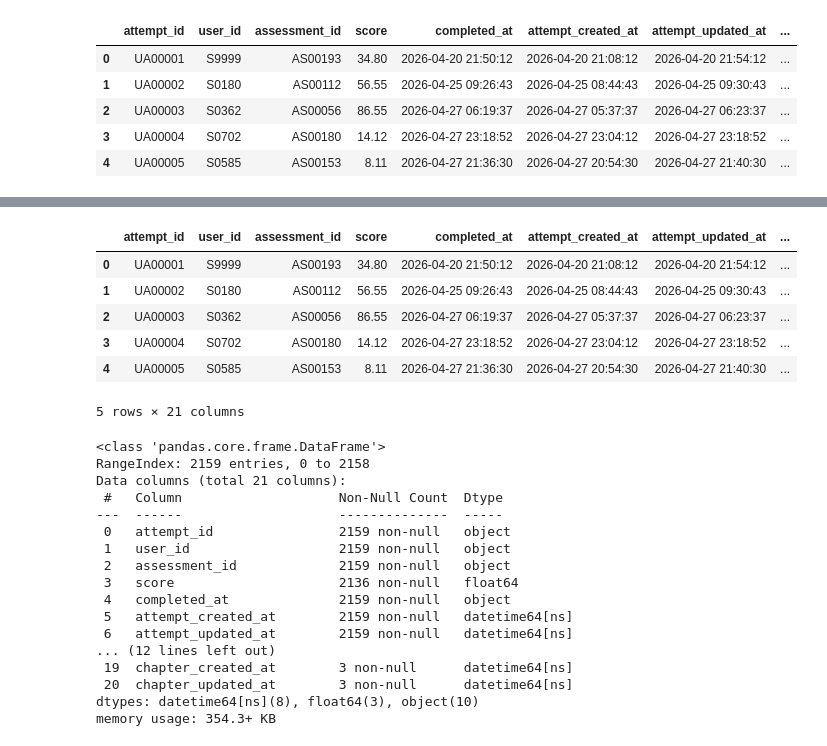
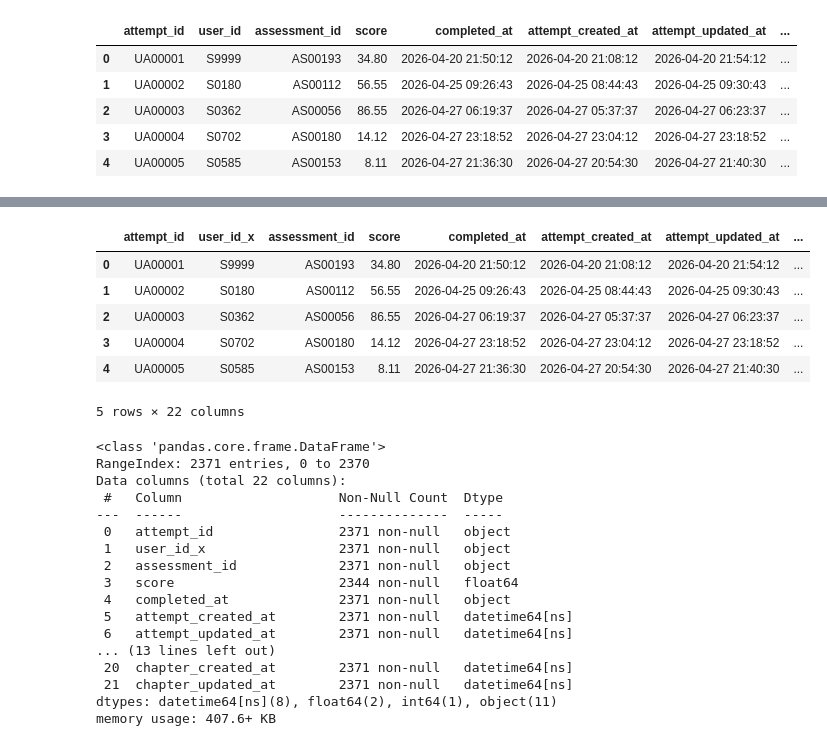
Before and after one commit to Farhan-Nawwafal/amati-app, a Jupyter notebook: data-science/notebooks/exploratory_data_analysis.ipynb, the cells around one changed output, grey strips where cells are left out. Drawn from its saved outputs; the diff is of its cells as text; code cells hidden in the pictures.

```diff
--- a/data-science/notebooks/exploratory_data_analysis.ipynb
+++ b/data-science/notebooks/exploratory_data_analysis.ipynb
@@ -1770,39 +1811,39 @@ chapters_taken_join_df.head()
 # %%
 # Merge dataframe untuk menjawab pertanyaan 1
 answer_q1_df = pd.merge(
     left=attempts_assessments_join_df,
     right=chapters_taken_join_df,
     how='left',
-    left_on=['chapter_taken_id', 'user_id'],
-    right_on=['chapter_taken_id', 'user_id'],
+    left_on='chapter_taken_id',
+    right_on='chapter_taken_id'
 )
 answer_q1_df.head()
 # %% [output]
-|  | attempt_id | user_id | assessment_id | score | completed_at | attempt_created_at | attempt_updated_at | ... |
+|  | attempt_id | user_id_x | assessment_id | score | completed_at | attempt_created_at | attempt_updated_at | ... |
 | 0 | UA00001 | S9999 | AS00193 | 34.80 | 2026-04-20 21:50:12 | 2026-04-20 21:08:12 | 2026-04-20 21:54:12 | ... |
 | 1 | UA00002 | S0180 | AS00112 | 56.55 | 2026-04-25 09:26:43 | 2026-04-25 08:44:43 | 2026-04-25 09:30:43 | ... |
 | 2 | UA00003 | S0362 | AS00056 | 86.55 | 2026-04-27 06:19:37 | 2026-04-27 05:37:37 | 2026-04-27 06:23:37 | ... |
 | 3 | UA00004 | S0702 | AS00180 | 14.12 | 2026-04-27 23:18:52 | 2026-04-27 23:04:12 | 2026-04-27 23:18:52 | ... |
 | 4 | UA00005 | S0585 | AS00153 | 8.11 | 2026-04-27 21:36:30 | 2026-04-27 20:54:30 | 2026-04-27 21:40:30 | ... |
-5 rows × 21 columns
+5 rows × 22 columns
 # %%
 # Mengecek struktur datanya
 answer_q1_df.info()
 # %% [output]
 <class 'pandas.core.frame.DataFrame'>
-RangeIndex: 2159 entries, 0 to 2158
-Data columns (total 21 columns):
+RangeIndex: 2371 entries, 0 to 2370
+Data columns (total 22 columns):
  #   Column                    Non-Null Count  Dtype
 ---  ------                    --------------  -----
- 0   attempt_id                2159 non-null   object
- 1   user_id                   2159 non-null   object
- 2   assessment_id             2159 non-null   object
- 3   score                     2136 non-null   float64
- 4   completed_at              2159 non-null   object
- 5   attempt_created_at        2159 non-null   datetime64[ns]
- 6   attempt_updated_at        2159 non-null   datetime64[ns]
-... (12 lines left out)
- 19  chapter_created_at        3 non-null      datetime64[ns]
- 20  chapter_updated_at        3 non-null      datetime64[ns]
-dtypes: datetime64[ns](8), float64(3), object(10)
-memory usage: 354.3+ KB
+ 0   attempt_id                2371 non-null   object
+ 1   user_id_x                 2371 non-null   object
+ 2   assessment_id             2371 non-null   object
+ 3   score                     2344 non-null   float64
+ 4   completed_at              2371 non-null   object
+ 5   attempt_created_at        2371 non-null   datetime64[ns]
+ 6   attempt_updated_at        2371 non-null   datetime64[ns]
+... (13 lines left out)
+ 20  chapter_created_at        2371 non-null   datetime64[ns]
+ 21  chapter_updated_at        2371 non-null   datetime64[ns]
+dtypes: datetime64[ns](8), float64(2), int64(1), object(11)
+memory usage: 407.6+ KB
```
Also changed, not shown: parts of 32 cells of this notebook, 1 other file.
